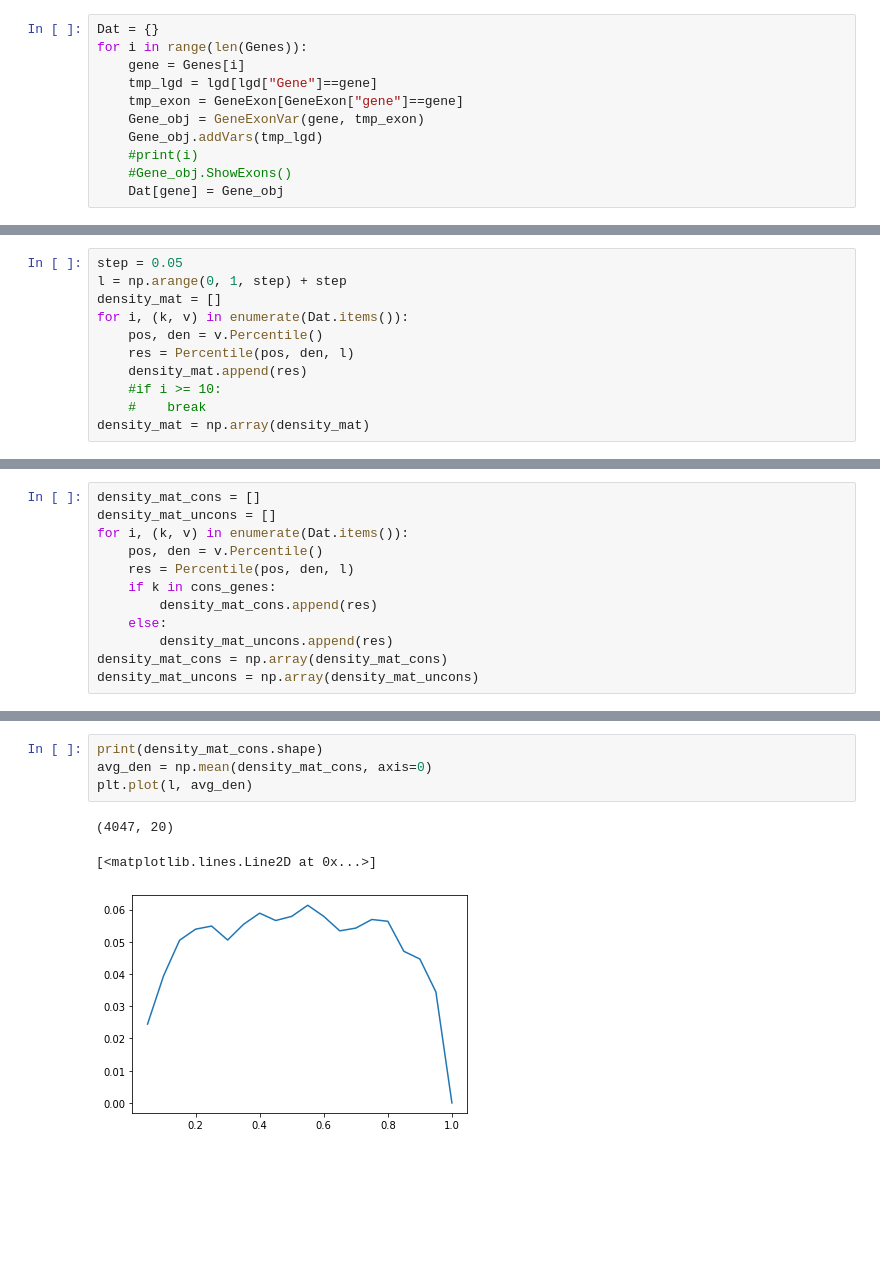
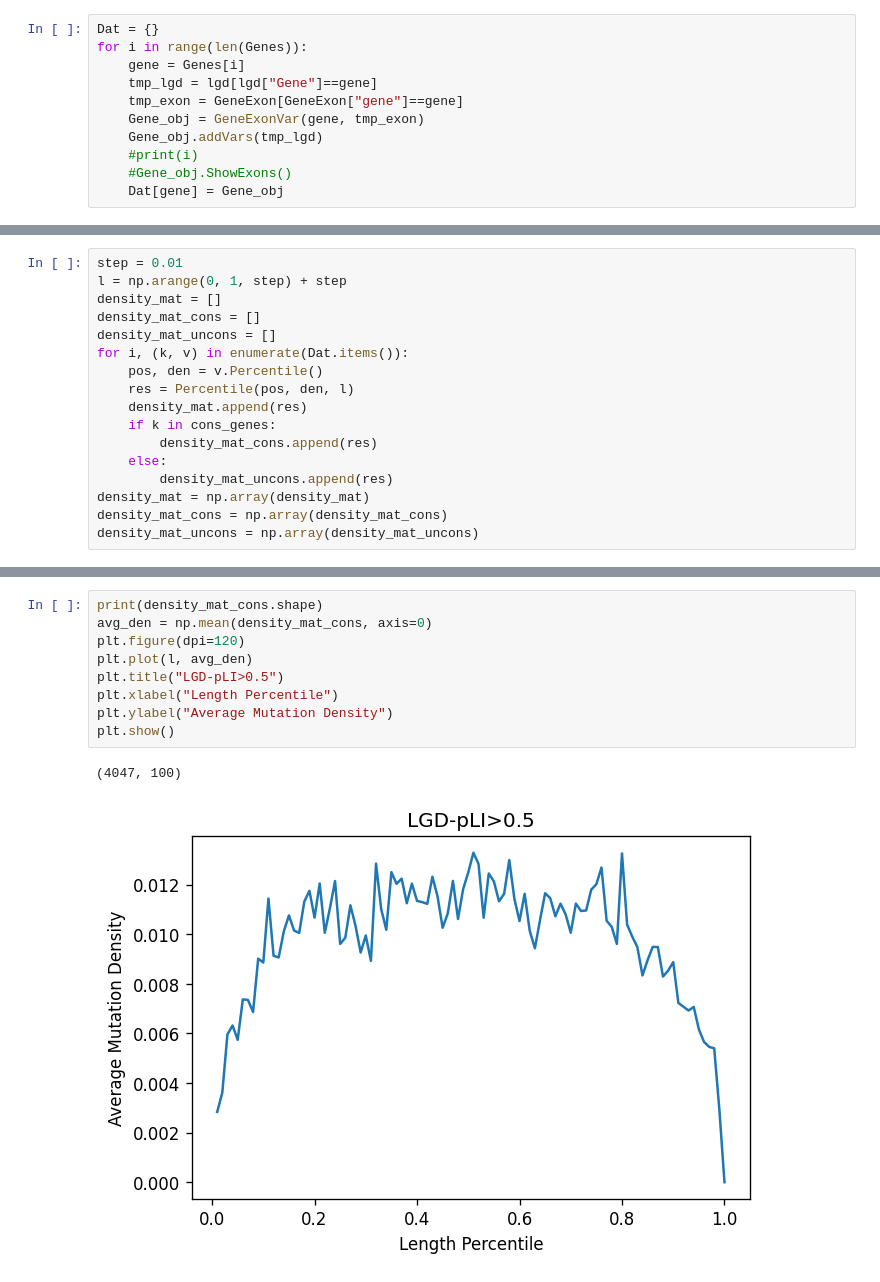
Before and after one commit to explorerwjy/GDS, a Jupyter notebook: src/MutDistribute_LGD.ipynb, the cells around one changed output, grey strips where cells are left out. Cells and saved outputs as stored; diff of their text form; blank space fills up the shorter version.

```diff
--- a/src/MutDistribute_LGD.ipynb
+++ b/src/MutDistribute_LGD.ipynb
@@ -40,13 +67,19 @@ for i in range(len(Genes)):
 # %%
-step = 0.05
+step = 0.01
 l = np.arange(0, 1, step) + step
 density_mat = []
+density_mat_cons = []
+density_mat_uncons = []
 for i, (k, v) in enumerate(Dat.items()):
     pos, den = v.Percentile()
     res = Percentile(pos, den, l)
     density_mat.append(res)
-    #if i >= 10:
-    #    break
+    if k in cons_genes:
+        density_mat_cons.append(res)
+    else:
+        density_mat_uncons.append(res)
 density_mat = np.array(density_mat)
+density_mat_cons = np.array(density_mat_cons)
+density_mat_uncons = np.array(density_mat_uncons)
 # %%
 avg_den = np.mean(density_mat, axis=0)
@@ -64,12 +93,0 @@ uncons_genes = set(gnomad_cons[gnomad_cons["pLI"]<0.5].index.values)
-# %%
-density_mat_cons = []
-density_mat_uncons = []
-for i, (k, v) in enumerate(Dat.items()):
-    pos, den = v.Percentile()
-    res = Percentile(pos, den, l)
-    if k in cons_genes:
-        density_mat_cons.append(res)
-    else:
-        density_mat_uncons.append(res)
-density_mat_cons = np.array(density_mat_cons)
-density_mat_uncons = np.array(density_mat_uncons)
@@ -76,11 +107,15 @@ density_mat_uncons = np.array(density_mat_uncons)
 # %%
 print(density_mat_cons.shape)
 avg_den = np.mean(density_mat_cons, axis=0)
+plt.figure(dpi=120)
 plt.plot(l, avg_den)
+plt.title("LGD-pLI>0.5")
+plt.xlabel("Length Percentile")
+plt.ylabel("Average Mutation Density")
+plt.show()
 # %% [output]
-(4047, 20)
+(4047, 100)
-[<matplotlib.lines.Line2D at 0x...>]
-[figure, old version]
+[figure, new version]
 # %%
 print(density_mat_uncons.shape)
 avg_den = np.mean(density_mat_uncons, axis=0)
```
Also changed, not shown: parts of 17 cells of this notebook, 3 other files.
